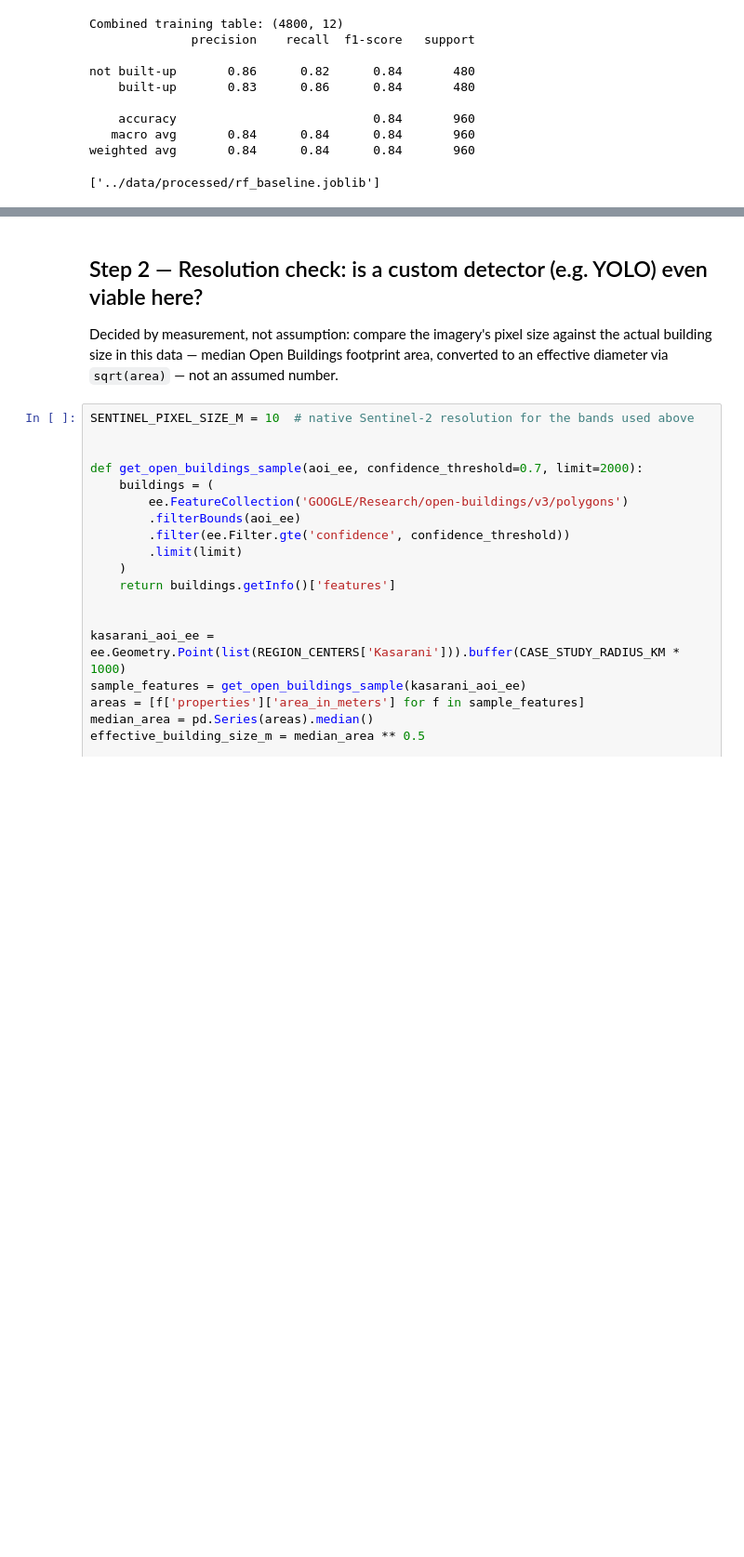
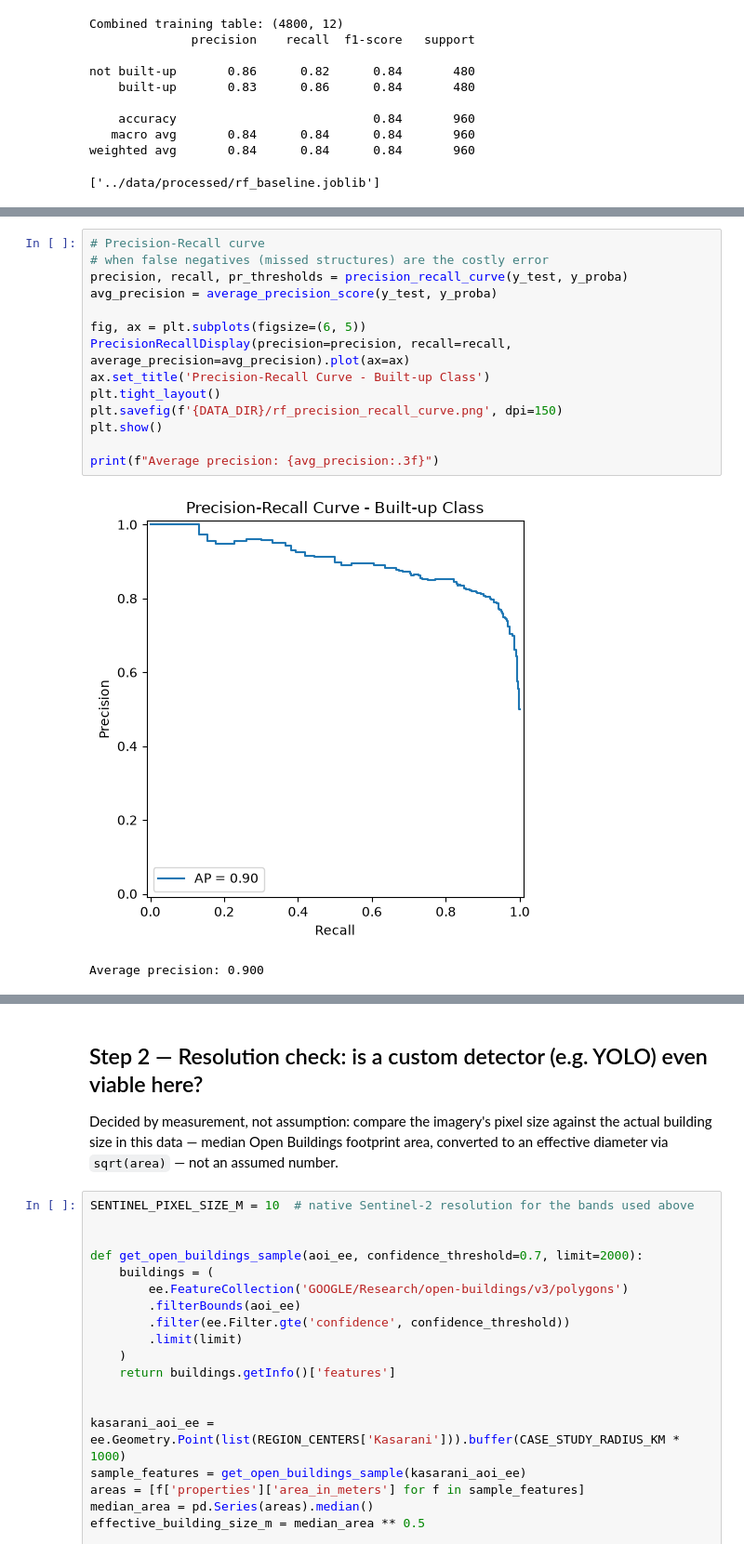
Before and after one commit to mwaikelvin2k-creator/Reparian_enchroachment_Detector, a Jupyter notebook: notebooks/02_modelling.ipynb, the cells around one changed output, grey strips where cells are left out. Shown at 93% size. Drawn from its saved outputs; the diff is of its cells as text; blank space fills up the shorter version.

```diff
--- a/notebooks/02_modelling.ipynb
+++ b/notebooks/02_modelling.ipynb
@@ -66,0 +124,17 @@ weighted avg       0.84      0.84      0.84       960
+# %%
+# Precision-Recall curve
+# when false negatives (missed structures) are the costly error
+precision, recall, pr_thresholds = precision_recall_curve(y_test, y_proba)
+avg_precision = average_precision_score(y_test, y_proba)
+
+fig, ax = plt.subplots(figsize=(6, 5))
+PrecisionRecallDisplay(precision=precision, recall=recall, average_precision=avg_precision).plot(ax=ax)
+ax.set_title('Precision-Recall Curve - Built-up Class')
+plt.tight_layout()
+plt.savefig(f'{DATA_DIR}/rf_precision_recall_curve.png', dpi=150)
+plt.show()
+
+print(f"Average precision: {avg_precision:.3f}")
+# %% [output]
+[figure, added]
+Average precision: 0.900
```
Also changed, not shown: parts of 8 cells of this notebook, 4 other files.
